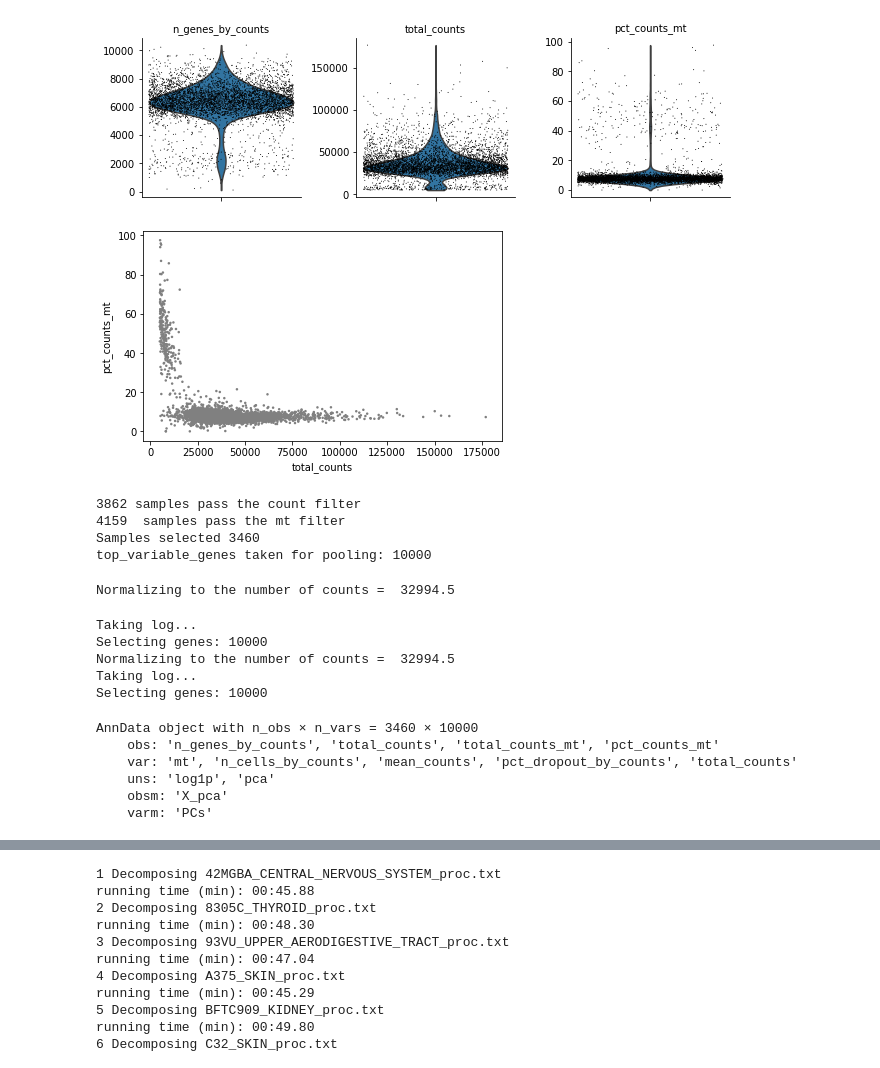
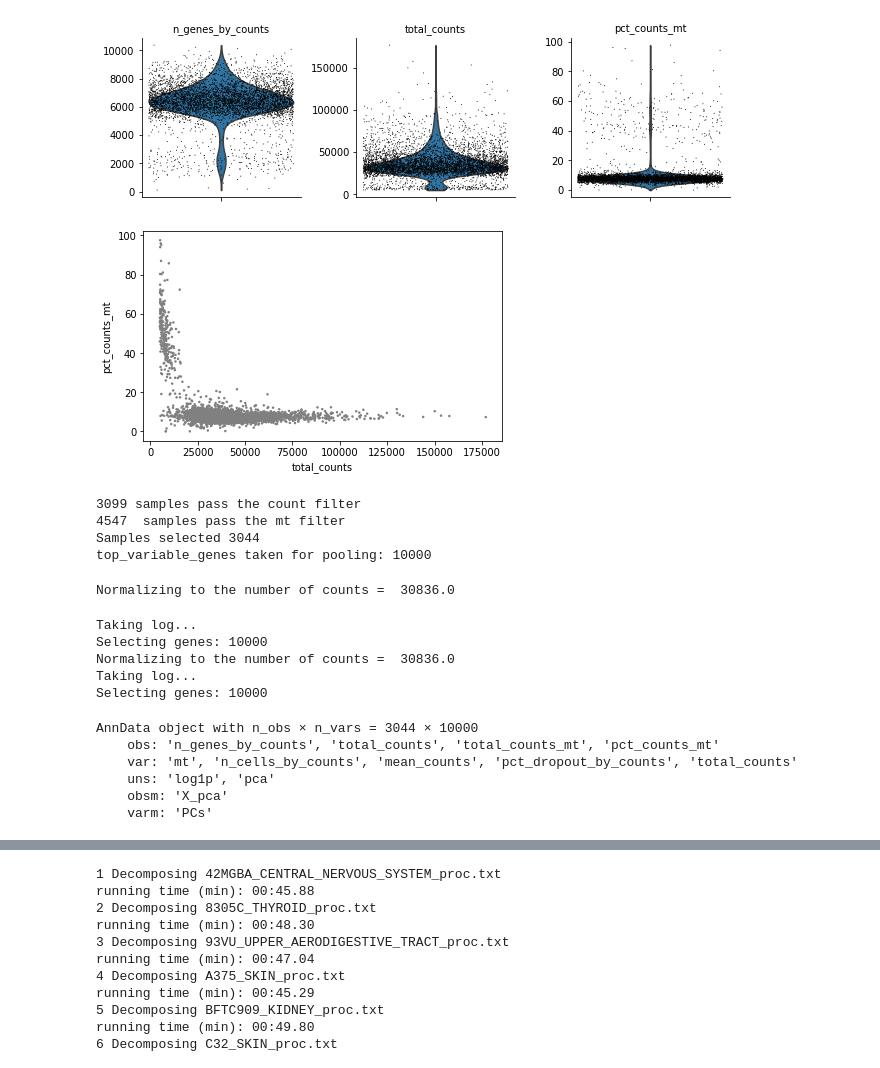
Before and after one commit to auranic/BroadCellLine_scRNASeq_analysis, a Jupyter notebook: ICA_analysis_of_single_cell_data.ipynb, the cells around one changed output, grey strips where cells are left out. Drawn from its saved outputs; the diff is of its cells as text; code cells hidden in the pictures.

```diff
--- a/ICA_analysis_of_single_cell_data.ipynb
+++ b/ICA_analysis_of_single_cell_data.ipynb
@@ -232,6 +256,9 @@ number_of_pcs = 20
 
 
 df = pd.read_csv(folder+cell_line+suffix+'.txt',delimiter='\t')
+for i,v in enumerate(df[df.columns[0]].values):
+    if v != v:
+        df[df.columns[0]][i] = 'UNKNOWN'
 adata_k = sc.AnnData(X=df[df.columns[1:]].to_numpy().transpose())
 adata_k.obs_names = list(df.columns[1:])
 adata_k.var_names = list(df[df.columns[0]])
@@ -241,48 +268,48 @@ adata_k.var_names_make_unique()
 # Quality control
 adata_k.var['mt'] = adata_k.var_names.str.startswith('MT-')
 sc.pp.calculate_qc_metrics(adata_k, qc_vars=['mt'], percent_top=None, log1p=False, inplace=True)
 sc.pl.violin(adata_k, ['n_genes_by_counts', 'total_counts', 'pct_counts_mt'], jitter=0.4, multi_panel=True)
 sc.pl.scatter(adata_k, x='total_counts', y='pct_counts_mt')
-inds1 = np.where((adata_k.obs['total_counts']>10000) & (adata_k.obs['total_counts']<50000))
-inds2 = np.where(adata_k.obs['pct_counts_mt']<10)
+inds1 = np.where((adata_k.obs['total_counts']>10000) & (adata_k.obs['total_counts']<40000))
+inds2 = np.where(adata_k.obs['pct_counts_mt']<20)
 print(len(inds1[0]),'samples pass the count filter')
 print(len(inds2[0]),' samples pass the mt filter')
 ind_samples = np.intersect1d(inds1[0],inds2[0])
 print('Samples selected',len(ind_samples))
 adata_k = adata_k[ind_samples,:]
 
 
 if n_neighbours_for_pooling>0:
     #temp_top_variable_genes = top_variable_genes
     #adata_k_temp = adata_k.copy()
     #top_variable_genes = -1
     #adata_k_temp = preprocessing_without_pooling(adata_k_temp)
     #top_variable_genes = np.sum(np.var(adata_k_temp.X,axis=0)>0.01)
     #top_variable_genes = 5000
     print('top_variable_genes taken for pooling:',top_variable_genes)
     adata_k1 = pooling_procedure(adata_k,adata_k)
     #top_variable_genes = temp_top_variable_genes
     adata_k1 = preprocessing_dataset(adata_k1)
 else:
     adata_k1 = preprocessing_dataset(adata_k)
 dc = {'GENE':list(adata_k1.var_names)}
 for j,s in enumerate(adata_k1.obs_names):
     dc[s] = adata_k1.X[j,:]
 pd.DataFrame(data=dc).to_csv(folder+cell_line+'_proc.txt',sep='\t',index=False)
 # %% [output]
-[figure, old version]
+[figure, new version]
 [figure]
-3862 samples pass the count filter
-4159  samples pass the mt filter
-Samples selected 3460
+3099 samples pass the count filter
+4547  samples pass the mt filter
+Samples selected 3044
 top_variable_genes taken for pooling: 10000
-Normalizing to the number of counts =  32994.5
+Normalizing to the number of counts =  30836.0
 Taking log...
 Selecting genes: 10000
-Normalizing to the number of counts =  32994.5
+Normalizing to the number of counts =  30836.0
 Taking log...
 Selecting genes: 10000
-AnnData object with n_obs × n_vars = 3460 × 10000
+AnnData object with n_obs × n_vars = 3044 × 10000
     obs: 'n_genes_by_counts', 'total_counts', 'total_counts_mt', 'pct_counts_mt'
     var: 'mt', 'n_cells_by_counts', 'mean_counts', 'pct_dropout_by_counts', 'total_counts'
     uns: 'log1p', 'pca'
```
Also changed, not shown: parts of 9 cells of this notebook.
